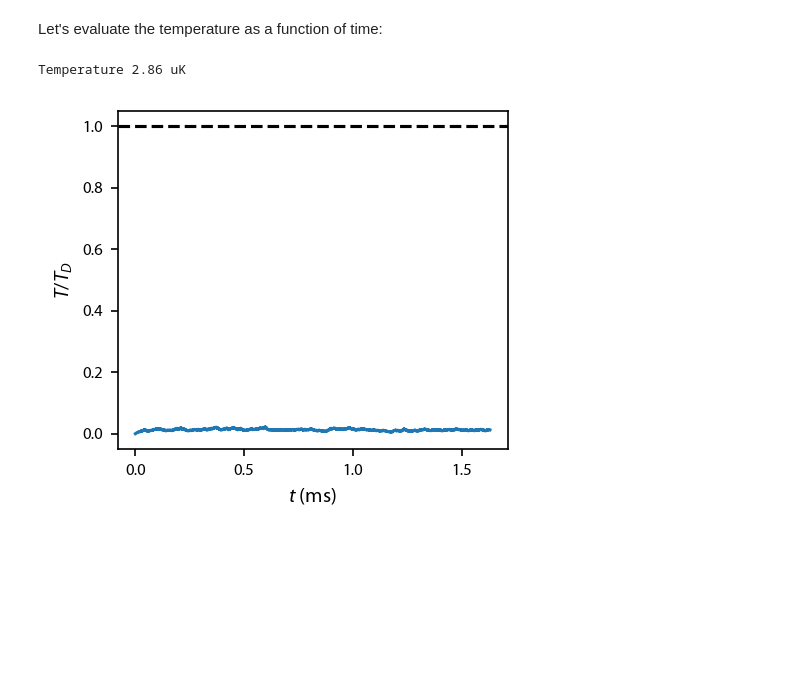
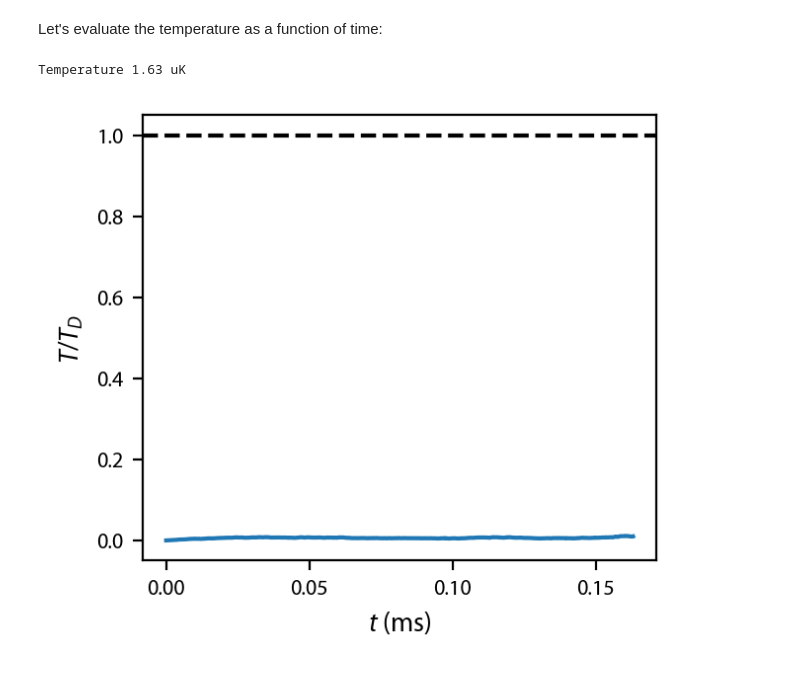
Before and after one commit to JQIamo/pylcp, a Jupyter notebook: examples/dynamics/molasses/01_F2_to_F3_molasses.ipynb, the cells around one changed output. Saved outputs shown, nothing was run; the diff lists cells and outputs as text; code cells hidden in the pictures; blank space fills up the shorter version.

```diff
--- a/examples/dynamics/molasses/01_F2_to_F3_molasses.ipynb
+++ b/examples/dynamics/molasses/01_F2_to_F3_molasses.ipynb
@@ -10,3 +10,7 @@ savefigs = False
 ### First we put in the infrastructure in place:
 # %% [markdown]
 First the Hamiltonian
+# %%
+atom = pylcp.atom('23Na')
+mass = (atom.state[2].gamma*atom.mass)/(cts.hbar*(100*atom.transition[1].k)**2)
+print(mass)
@@ -15,7 +21,7 @@ def return_hamiltonian(Fl, Delta):
     Hg, Bgq = pylcp.hamiltonians.singleF(F=Fl, gF=0, muB=1)
     He, Beq = pylcp.hamiltonians.singleF(F=Fl+1, gF=1/(Fl+1), muB=1)
     dijq = pylcp.hamiltonians.dqij_two_bare_hyperfine(Fl, (Fl+1))
-    hamiltonian = pylcp.hamiltonian(Hg, -Delta*np.eye(He.shape[0])+He, Bgq, Beq, dijq)
+    hamiltonian = pylcp.hamiltonian(Hg, -Delta*np.eye(He.shape[0])+He, Bgq, Beq, dijq, mass=mass)
 
     return hamiltonian
 # %% [markdown]
@@ -162,6 +157,8 @@ import pathos, time
 
 if hasattr(obe, 'sol'):
     del obe.sol
+
+t_eval = np.linspace(0, tmax, 5001)
 
 def generate_random_solution(x, tmax=1e5):
     # We need to generate random numbers to prevent solutions from being seeded
@@ -172,10 +169,9 @@ def generate_random_solution(x, tmax=1e5):
     obe.set_initial_rho_equally()
     obe.evolve_motion(
         [0, tmax],
-        t_eval=np.linspace(0, tmax, 5001),
+        t_eval=t_eval,
         random_recoil=True,
-        recoil_velocity=v_R,
-        progress_bar=True,
+        progress_bar=False,
         max_scatter_probability=0.5,
         record_force=True,
         freeze_axis=[True, True, False]
@@ -261,15 +262,19 @@ if savefigs:
 # %% [markdown]
 Let's evaluate the temperature as a function of time:
 # %%
+vs = np.nan*np.zeros((3, len(sols), len(t_eval)))
+for ii, sol in enumerate(sols):
+    vs[:, ii, :] = sol.v
+
 sigma_v = np.std(vs[2], axis=0)
 
 fig, ax = plt.subplots(1, 1)
-ax.plot(sols[0].t*atom.state[1].tau*1e3, 2*sigma_v.T**2/v_R)
+ax.plot(t_eval*atom.state[1].tau*1e3, 2*sigma_v.T**2*hamiltonian.mass)
 ax.axhline(1, color='k', linestyle='--')
 ax.set_ylabel('$T/T_D$')
 ax.set_xlabel('$t$ (ms)')
 
-print('Temperature %.2f uK' % (np.mean(2*sigma_v[-1000:]**2/v_R)*cts.hbar*atom.state[2].gamma/2/cts.k*1e6))
+print('Temperature %.2f uK' % (np.mean(2*sigma_v[-1000:]**2*hamiltonian.mass)*cts.hbar*atom.state[2].gamma/2/cts.k*1e6))
 # %% [output]
-Temperature 2.86 uK
+Temperature 1.63 uK
-[figure, old version]
+[figure, new version]
```
Also changed, not shown: parts of 11 cells of this notebook.
